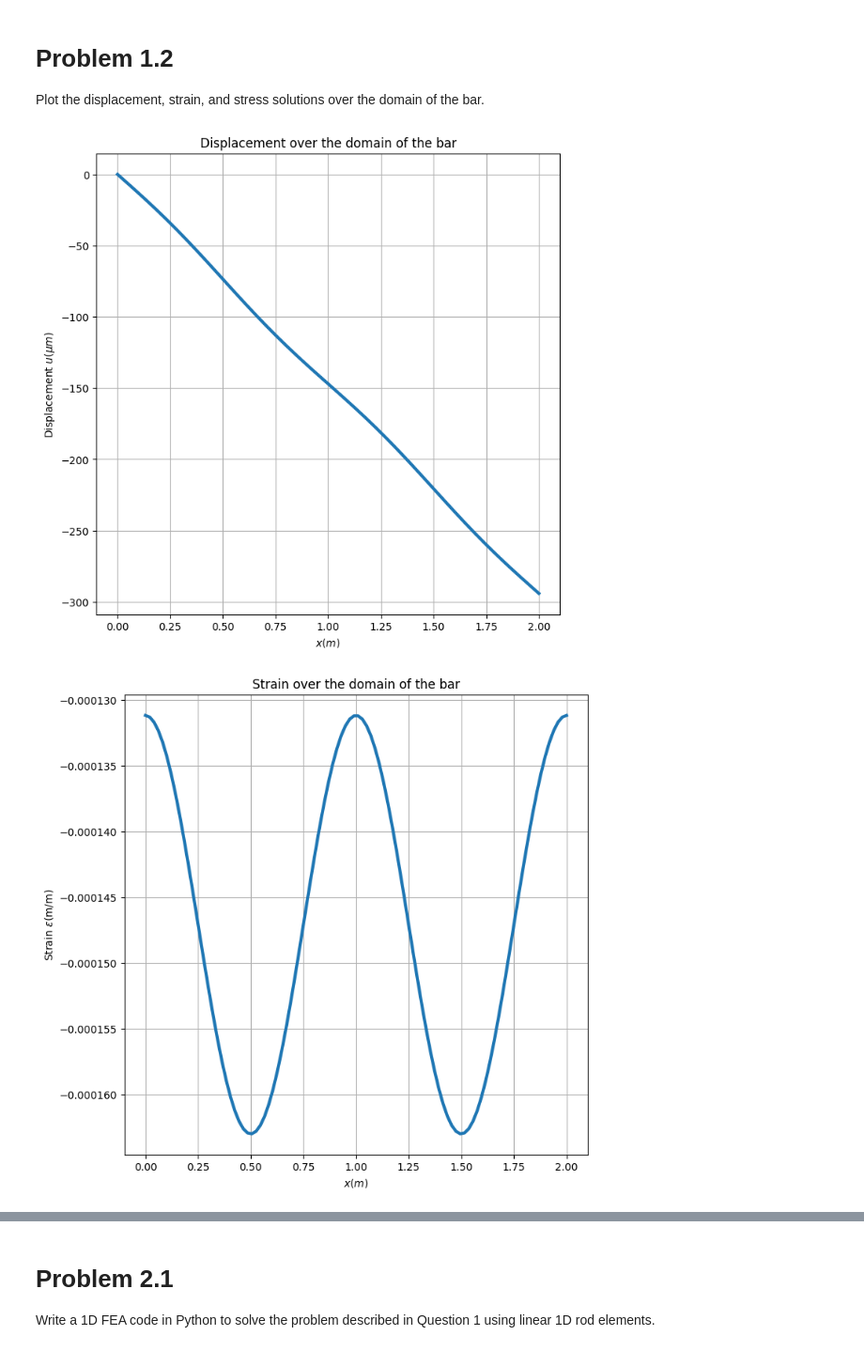
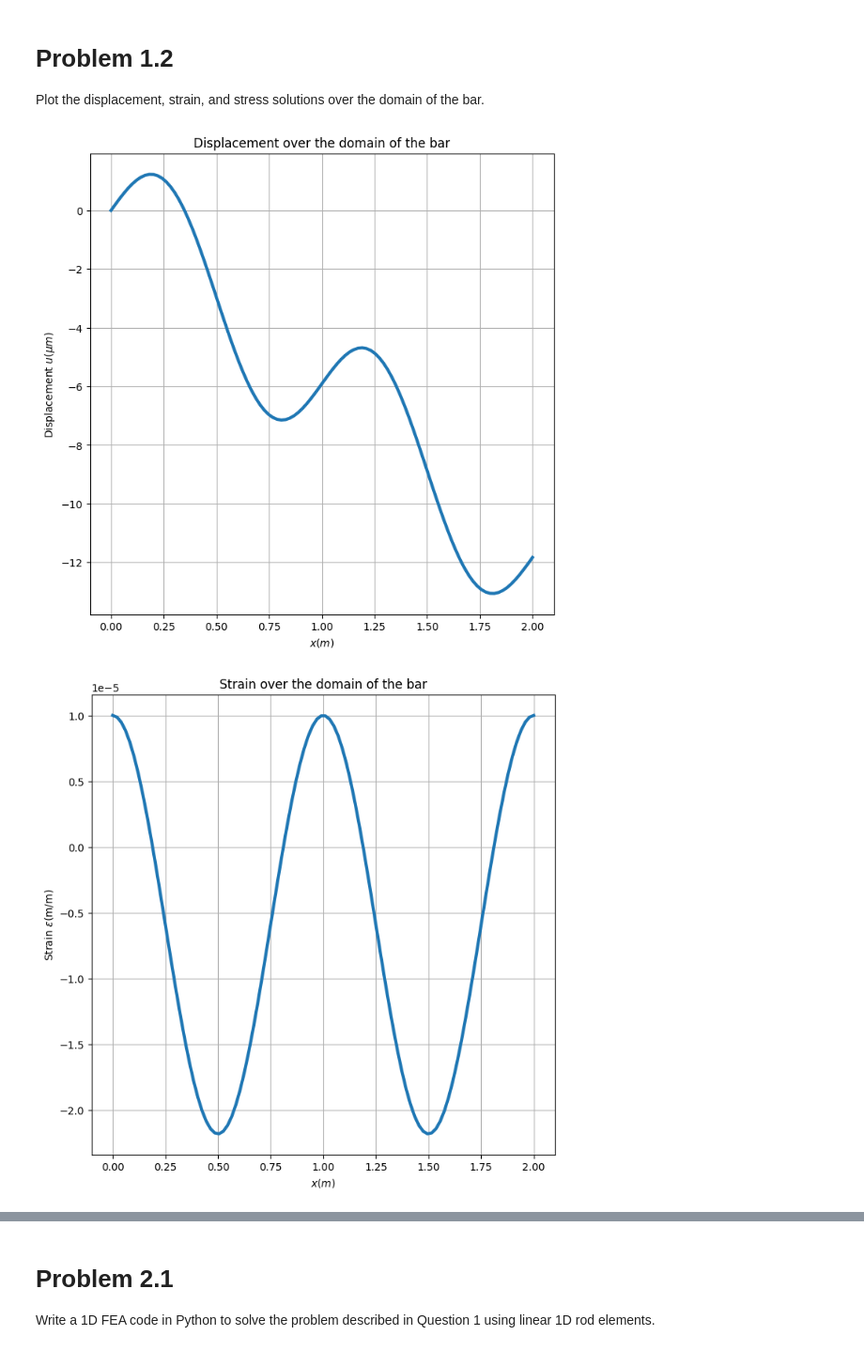
Before and after one commit to Ali-7800/ME471, a Jupyter notebook: projects/project_1.ipynb, the cells around one changed output, grey strips where cells are left out. Shown: that part at 94% size. Cells and saved outputs as stored; diff of their text form; code cells hidden in the pictures.

```diff
--- a/projects/project_1.ipynb
+++ b/projects/project_1.ipynb
@@ -10,27 +10,31 @@ import scipy as sp
 # Problem 1.2
 Plot the displacement, strain, and stress solutions over the domain of the bar.
 # %%
+L = 2 #m
+E = 100e9 #100GPa
+F = 1e6 # N
+A = 1 # m^2
 x = np.linspace(0,2,100)
-u_analytical = (1e-5-(1e-4/2*np.pi))*x+(1e-4/(4*np.pi**2))*np.sin(2*np.pi*x)
+u_analytical = lambda x:((F-(1e7*A*L/(4*np.pi)))*x+(1e7*A**2*L**2/(16*np.pi**2))*np.sin(4*np.pi*x/L))/(E*A)
 plt.figure(figsize=(8, 8))
-ax =plt.plot(x,u_analytical*1e6,linewidth=3)
+ax =plt.plot(x,u_analytical(x)*1e6,linewidth=3)
 plt.xlabel("$x(m)$")
 plt.ylabel("Displacement $u(\mu m)$")
 plt.title("Displacement over the domain of the bar")
 plt.grid()
 # %% [output]
-[figure, old version]
+[figure, new version]
 # %%
 x = np.linspace(0,2,100)
-strain = (1e-5-(1e-4/2*np.pi))+(1e-4/(2*np.pi))*np.cos(2*np.pi*x)
+strain_analytical = ((F-(1e7*A*L/(4*np.pi)))+(1e7*A*L/(4*np.pi))*np.cos(4*np.pi*x/L))/(E*A)
 plt.figure(figsize=(8, 8))
-plt.plot(x,strain,linewidth=3)
+plt.plot(x,strain_analytical,linewidth=3)
 plt.xlabel("$x(m)$")
 plt.ylabel("Strain $\epsilon$(m/m)")
 plt.title("Strain over the domain of the bar")
 plt.grid()
 # %% [output]
-[figure, old version]
+[figure, new version]
 # %%
 x = np.linspace(0,2,100)
 E = 100e9 #100GPa
```
Also changed, not shown: parts of 3 cells of this notebook.
